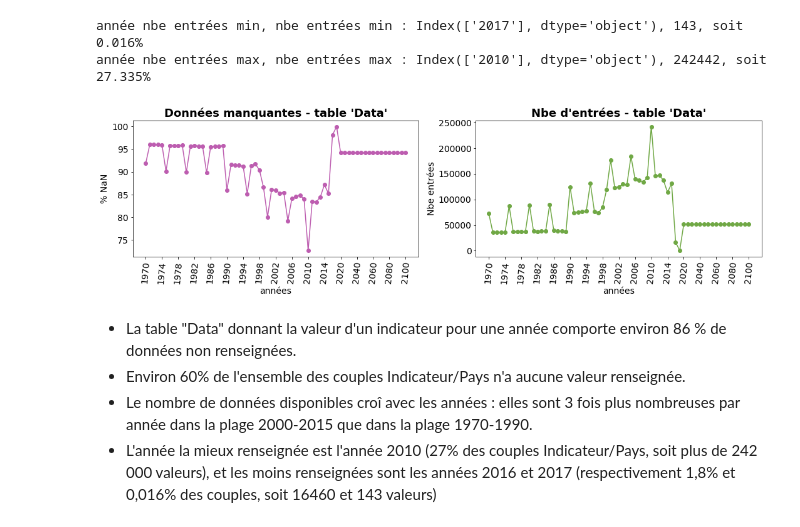
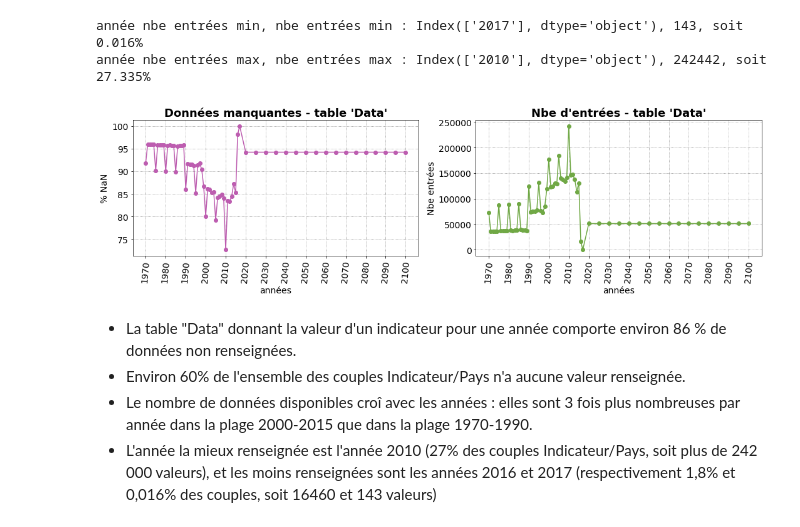
Before and after one commit to SmellyArmure/OC_DS_Project2, a Jupyter notebook: NOTEBOOK/P2-DataSystEd.ipynb, the cells around one changed output. Drawn from its saved outputs; the diff is of its cells as text; code cells hidden in the pictures.

```diff
--- a/NOTEBOOK/P2-DataSystEd.ipynb
+++ b/NOTEBOOK/P2-DataSystEd.ipynb
@@ -77,6 +77,7 @@ def basic_plot(my_plot, my_x, my_y, my_x_t, xlab, ylab, my_tit, num_col):
     plt.xticks(my_x_t, my_x_t, rotation=85 , fontsize = 14)
     plt.yticks(fontsize = 14)
     my_plot.set_title(my_tit, fontsize = 18, fontweight = 'bold')
+    plt.grid(color='grey', linestyle='dotted')
 # %% [markdown]
 L'ensemble des données téléchargées se compose de 5 fichiers .csv et d'un fichier excel comportant 5 onglets.
 Il semble que l'intégralité des données des fichiers .csv soit reprise dans chacun des onglets du fichier Excel.
@@ -305,21 +308,22 @@ année nbe entrées max, nbe entrées max : Index(['2010'], dtype='object'), 242
 # %%
 fig = plt.figure(figsize = (18,4))
 
 colors = ["#bd5db0","#70a845","#727bcc","#b49242","#cc566c","#4aad92","#ca6037"]
 
-x=inf_data.columns[4:] # titres des colonnes de 1970 à 2100
+x=inf_data.columns[4:].astype(int) # titres des colonnes de 1970 à 2100
+xlab=np.arange(1970,2104,10)#['' if (val%4 != 0) else val for val in range(1970,2100)]
 y1=inf_data.loc["% NaN"][4:] # nombre de valeurs nulles
 y2=inf_data.loc["Nbe Entrées"][4:] # nombre de valeurs nulles
 
 plot1 = plt.subplot(1,2,1)
-basic_plot(plot1, x, y1, x[::4], "années", "% NaN",  "Données manquantes - table 'Data'", 0)
+basic_plot(plot1, x, y1, xlab, "années", "% NaN",  "Données manquantes - table 'Data'", 0)
 
 plot2 = plt.subplot(1,2,2)
-basic_plot(plot2, x, y2, x[::4], "années", "Nbe entrées",  "Nbe d'entrées - table 'Data'", 1)
+basic_plot(plot2, x, y2, xlab, "années", "Nbe entrées",  "Nbe d'entrées - table 'Data'", 1)
 
 plt.show()
 # %% [output]
-[figure, old version]
+[figure, new version]
 # %% [markdown]
 - La table "Data" donnant la valeur d'un indicateur pour une année comporte environ 86 % de données non renseignées.
 - Environ 60% de l'ensemble des couples Indicateur/Pays n'a aucune valeur renseignée.
```
Also changed, not shown: parts of 26 cells of this notebook.
